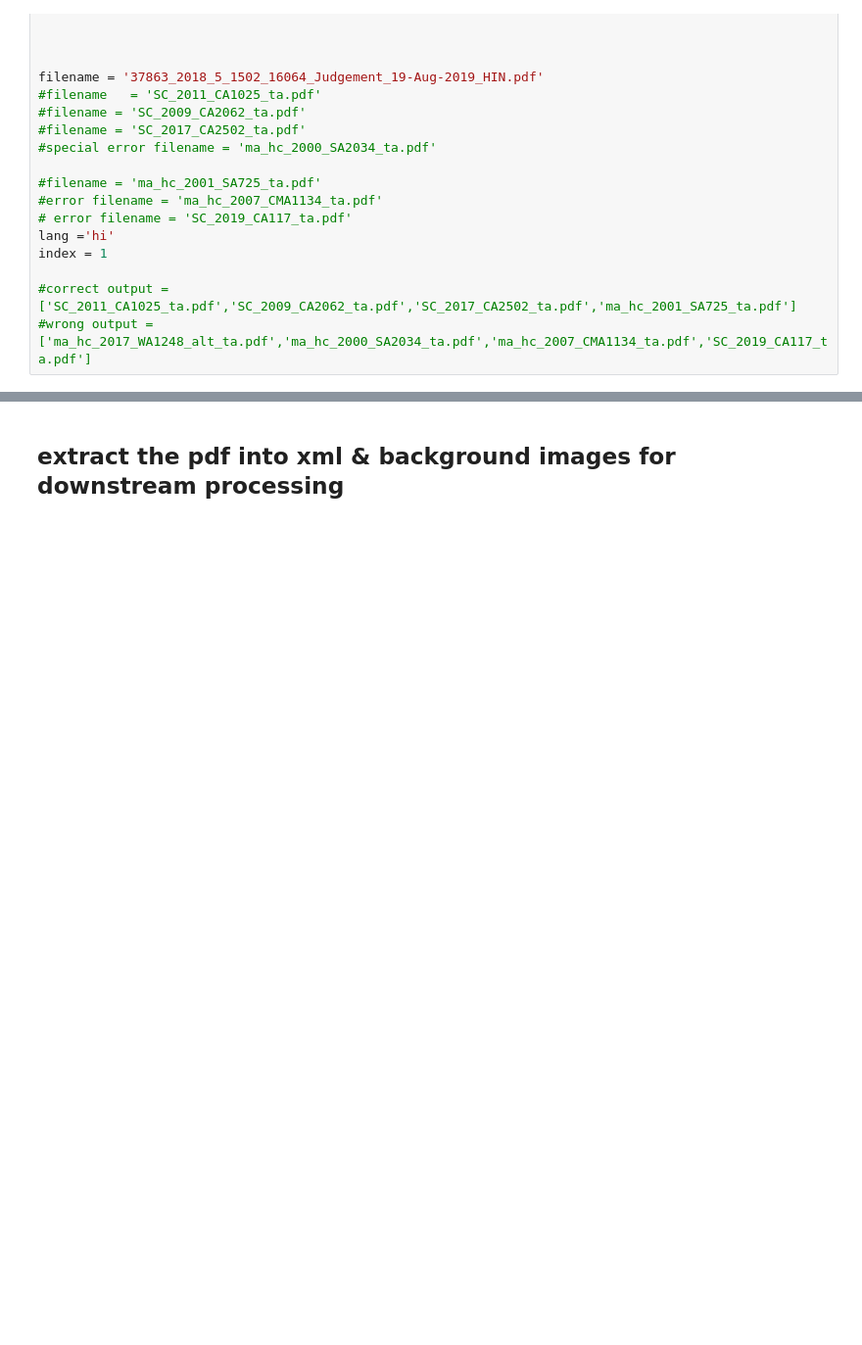
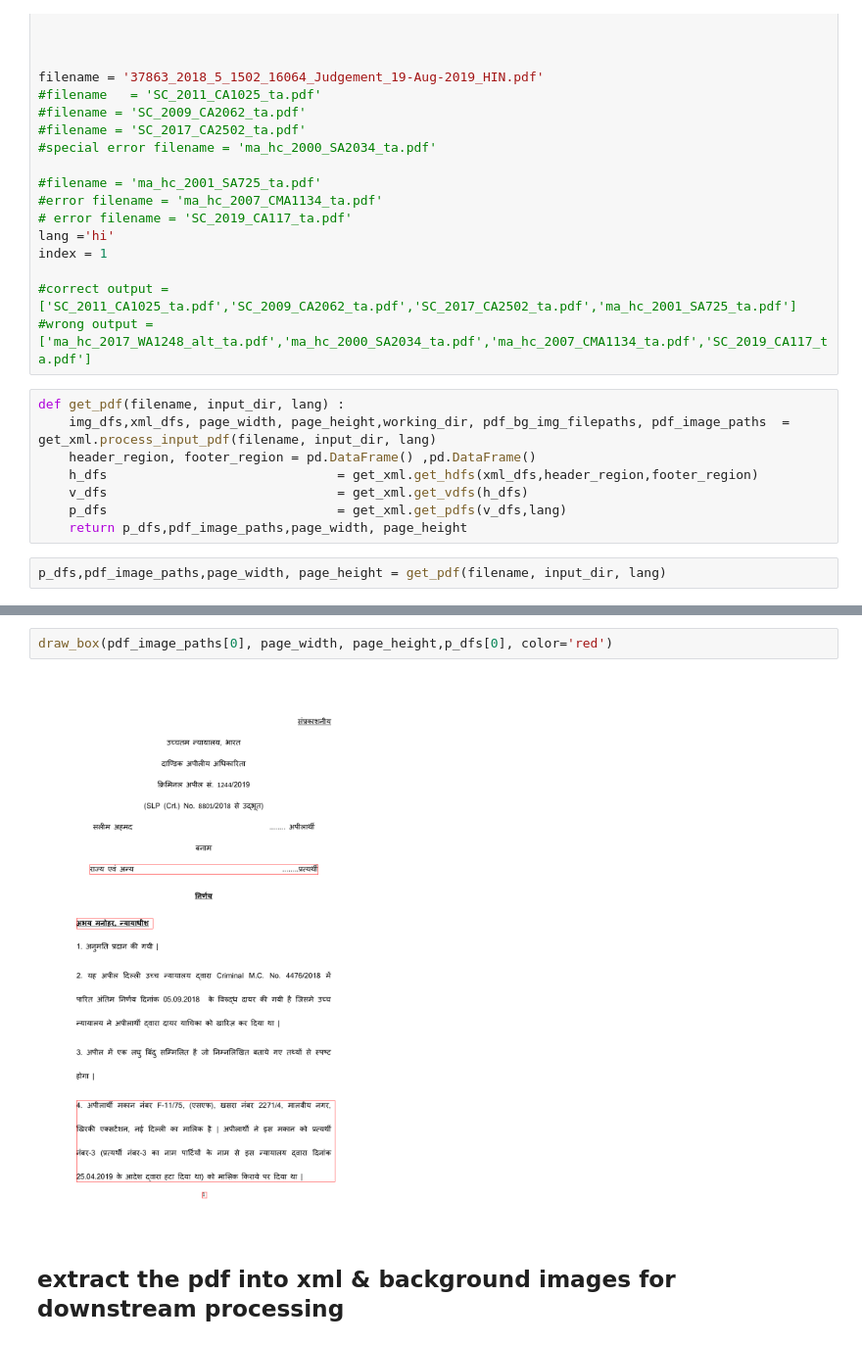
Before and after one commit to project-anuvaad/anuvaad, a Jupyter notebook: anuvaad-etl/anuvaad-extractor/block-merger/src/notebooks/ds_driver_v3.ipynb, the cells around one changed output, grey strips where cells are left out. Shown: that part at 98% size. Cells and saved outputs as stored; diff of their text form; blank space fills up the shorter version.

```diff
--- a/anuvaad-etl/anuvaad-extractor/block-merger/src/notebooks/ds_driver_v3.ipynb
+++ b/anuvaad-etl/anuvaad-extractor/block-merger/src/notebooks/ds_driver_v3.ipynb
@@ -266,3 +233,13 @@ index = 1
 
 #correct output = ['SC_2011_CA1025_ta.pdf','SC_2009_CA2062_ta.pdf','SC_2017_CA2502_ta.pdf','ma_hc_2001_SA725_ta.pdf']
 #wrong output = ['ma_hc_2017_WA1248_alt_ta.pdf','ma_hc_2000_SA2034_ta.pdf','ma_hc_2007_CMA1134_ta.pdf','SC_2019_CA117_ta.pdf']
+# %%
+def get_pdf(filename, input_dir, lang) :
+    img_dfs,xml_dfs, page_width, page_height,working_dir, pdf_bg_img_filepaths, pdf_image_paths  = get_xml.process_input_pdf(filename, input_dir, lang)
+    header_region, footer_region = pd.DataFrame() ,pd.DataFrame()
+    h_dfs                              = get_xml.get_hdfs(xml_dfs,header_region,footer_region)
+    v_dfs                              = get_xml.get_vdfs(h_dfs)
+    p_dfs                              = get_xml.get_pdfs(v_dfs,lang)
+    return p_dfs,pdf_image_paths,page_width, page_height
+# %%
+p_dfs,pdf_image_paths,page_width, page_height = get_pdf(filename, input_dir, lang)
@@ -269,3 +259,7 @@ index = 1
+# %%
+draw_box(pdf_image_paths[0], page_width, page_height,p_dfs[0], color='red')
+# %% [output]
+[figure, added]
 # %% [markdown]
 ## extract the pdf into xml & background images for downstream processing
 # %%
```
Also changed, not shown: parts of 13 cells of this notebook, 8 other files.
